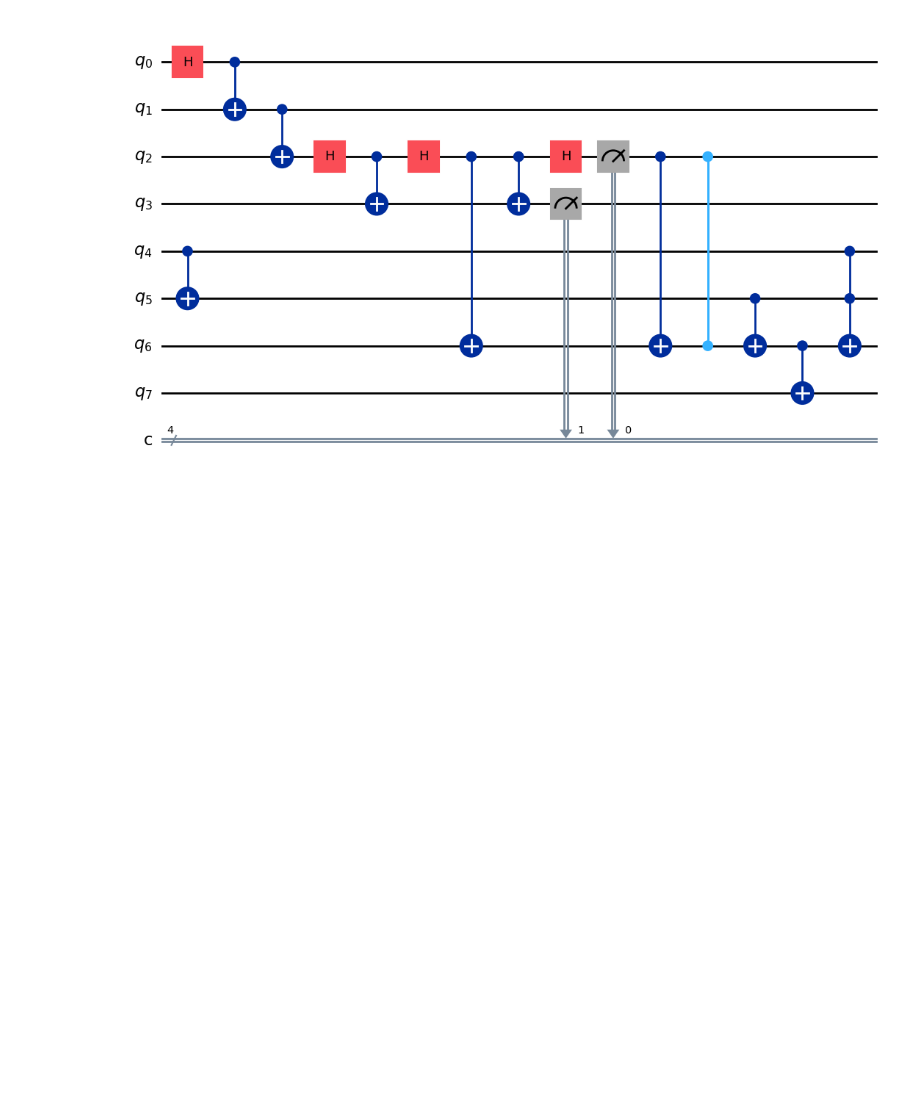
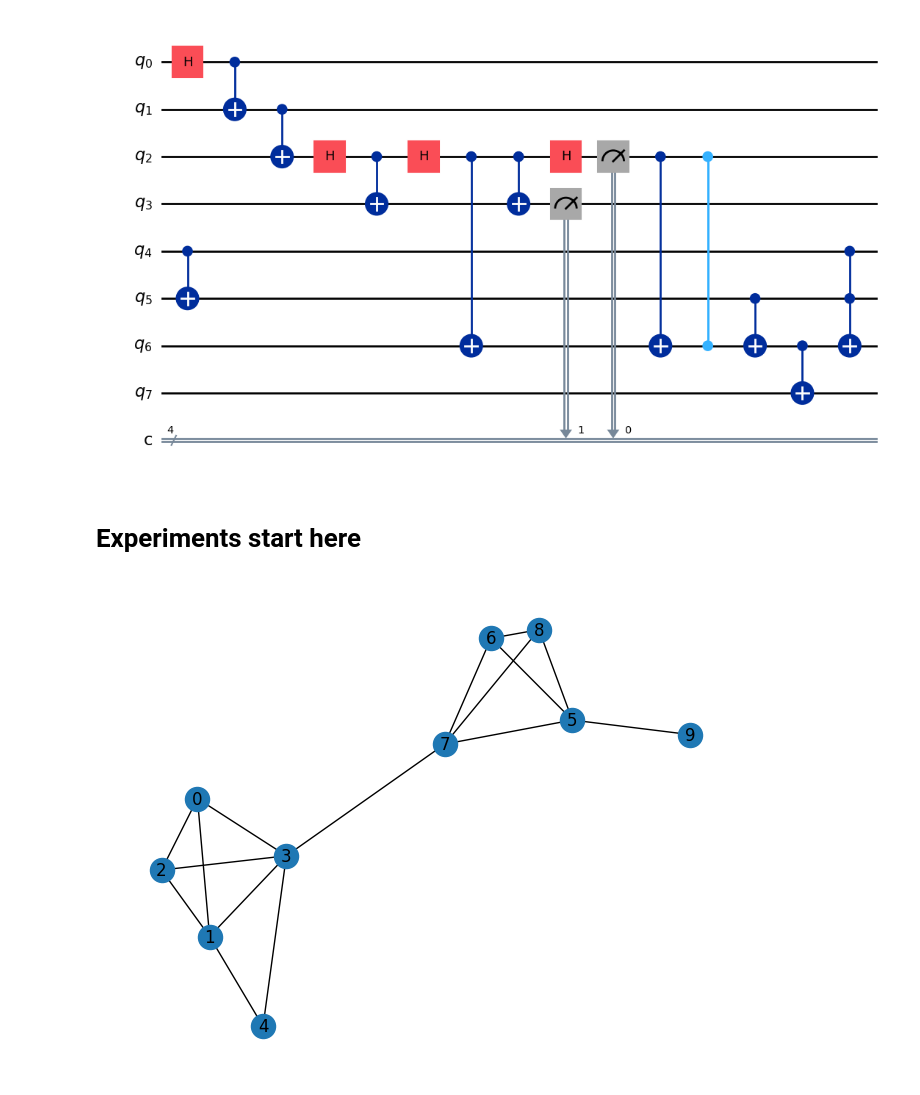
Before and after one commit to awshaffar/google_dmon, a Jupyter notebook: experiments.ipynb, the cells around one changed output. Saved outputs shown, nothing was run; the diff lists cells and outputs as text; code cells hidden in the pictures; blank space fills up the shorter version.

```diff
--- a/experiments.ipynb
+++ b/experiments.ipynb
@@ -385,3 +388,5 @@ for gate in subcircuit2.data:
 combined_circuit.draw('mpl')
 # %% [output]
 [figure]
+# %% [markdown]
+# Experiments start here
@@ -387,0 +461,13 @@ combined_circuit.draw('mpl')
+# %%
+# Example: Define the hardware architecture
+hardware_graph = nx.Graph()
+# Define QPU1 connections
+hardware_graph.add_edges_from([(0, 1), (0, 2), (0, 3), (1, 2), (1, 3), (2, 3), (1,4), (3,4)])
+# Define QPU2 connections
+hardware_graph.add_edges_from([(5, 6), (5, 7), (5,8), (6, 7), (6, 8), (7, 8), (5,9)])
+# Define inter-QPU connection
+hardware_graph.add_edge(3, 7)
+
+nx.draw(hardware_graph, with_labels=True)
+# %% [output]
+[figure, added]
```
Also changed, not shown: parts of 9 cells of this notebook.
